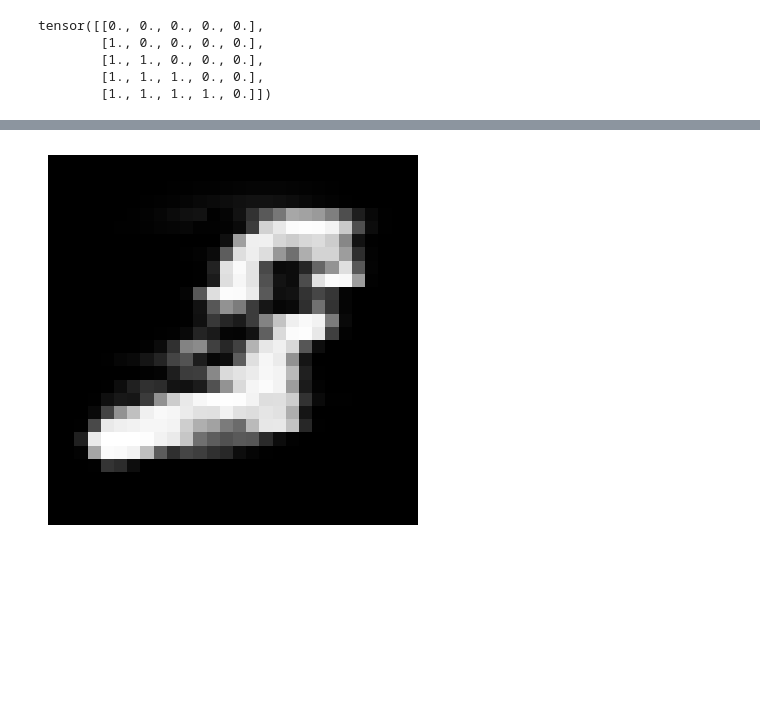
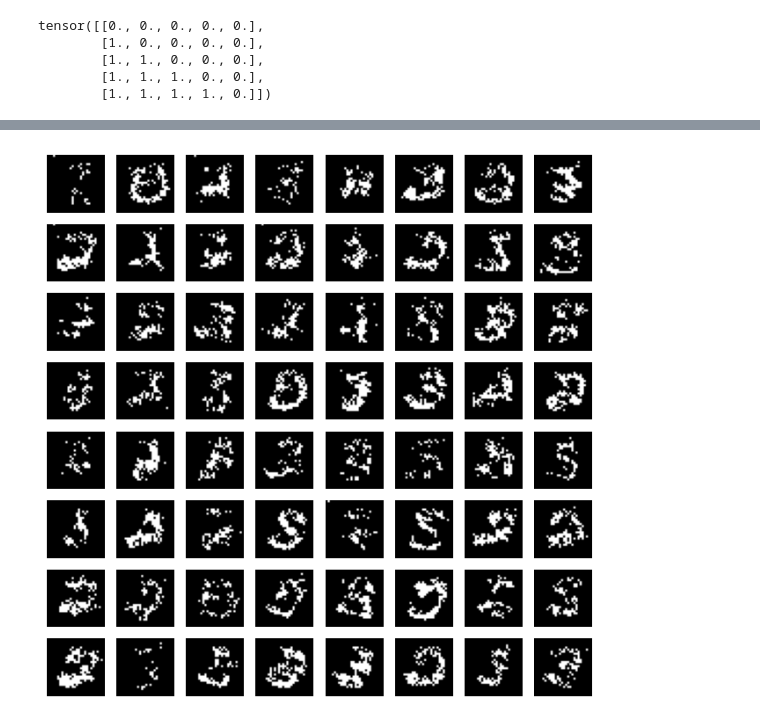
Before and after one commit to Rohit1217/MADE, a Jupyter notebook: made.ipynb, the cells around one changed output, grey strips where cells are left out. Saved outputs shown, nothing was run; the diff lists cells and outputs as text; code cells hidden in the pictures; blank space fills up the shorter version.

```diff
--- a/made.ipynb
+++ b/made.ipynb
@@ -10,6 +10,9 @@ import torch.nn as nn
 import torch.optim as optim
 import torch.nn.functional as F
 from torchvision import datasets,transforms
+# %%
+def get_device():
+    return torch.device("cuda" if torch.cuda.is_available() else "cpu")
 # %%
 trainset = datasets.MNIST('~/.pytorch/MNIST_data/', download=True, train=True)
 
@@ -97,8 +101,6 @@ class Made(nn.Module):
     self.fc1=MaskedLinear(784,latent_dim)
     self.ln1=nn.LayerNorm(latent_dim)
     self.fc2=MaskedLinear(latent_dim,784)
-    self.ln2=nn.LayerNorm(784)
-    self.ln3=nn.LayerNorm(784)
     self.fc3=MaskedLinear(784,784)
     self.fc4=MaskedLinear(784,784)
     self.fc5=MaskedLinear(784,784)
@@ -177,34 +143,0 @@ with torch.no_grad():
-# %%
-model.eval()
-with torch.no_grad():
-  x=torch.zeros(784)
-  z=torch.zeros(784)
-  #z=z.to('cuda:0')
-  x=x.to(get_device())
-  y=torch.zeros(784)
-  y=y.to(get_device())
-  j=0
-  y[:j]=data_t[9,:j]
-  for i in range(784):
-    if i>j:
-      y[i]=x[i]
-      #print(y[:i])
-      x=F.sigmoid(model(y))
-      if i<783:
-          x=torch.bernoulli(x.float())
-      #print(x[:i])
-      x=2*x-1
-      #x=torch.bernoulli(x.float())
-
-x=0.5*x+0.5
-z=z.view(28,28)
-x=x.view(28,28)
-x=x.to('cpu')
-image_np = x.numpy()
-
-# Display the image using matplotlib
-plt.imshow(image_np, cmap='gray')  # 'gray' colormap is used for grayscale images
-plt.axis('off')  # Turn off axis labels
-plt.show()
-# %% [output]
-[figure, removed]
@@ -246,0 +144,32 @@ with torch.no_grad():
+# %%
+x = torch.zeros(64,784)
+x=x.to(get_device())
+y=x
+x=2*x-1
+
+with torch.no_grad():
+    for i in range(783):
+            out =(model(x))
+            probs = F.sigmoid(out[:,i]).data
+            x[:,i+1] = (torch.bernoulli(probs).float()).view(64)
+            x[:,i+1]=2*x[:,i+1]-1
+
+x=0.5*(x+1)
+x[:,0]=0
+x = x[:64].view(8, 8, 28, 28)
+x = x.detach().to('cpu')
+image_np = x.numpy()
+
+# Create a figure and a set of subplots arranged in an 8x8 grid
+fig, axes = plt.subplots(8, 8, figsize=(8, 8))
+
+# Iterate through the subplots and display each image
+for i in range(8):
+    for j in range(8):
+        axes[i, j].imshow(image_np[i, j], cmap='gray')
+        axes[i, j].axis('off')  # Turn off axis labels
+
+plt.savefig("sample.jpeg")
+plt.show()
+# %% [output]
+[figure, added]
```
Also changed, not shown: parts of 5 cells of this notebook.
